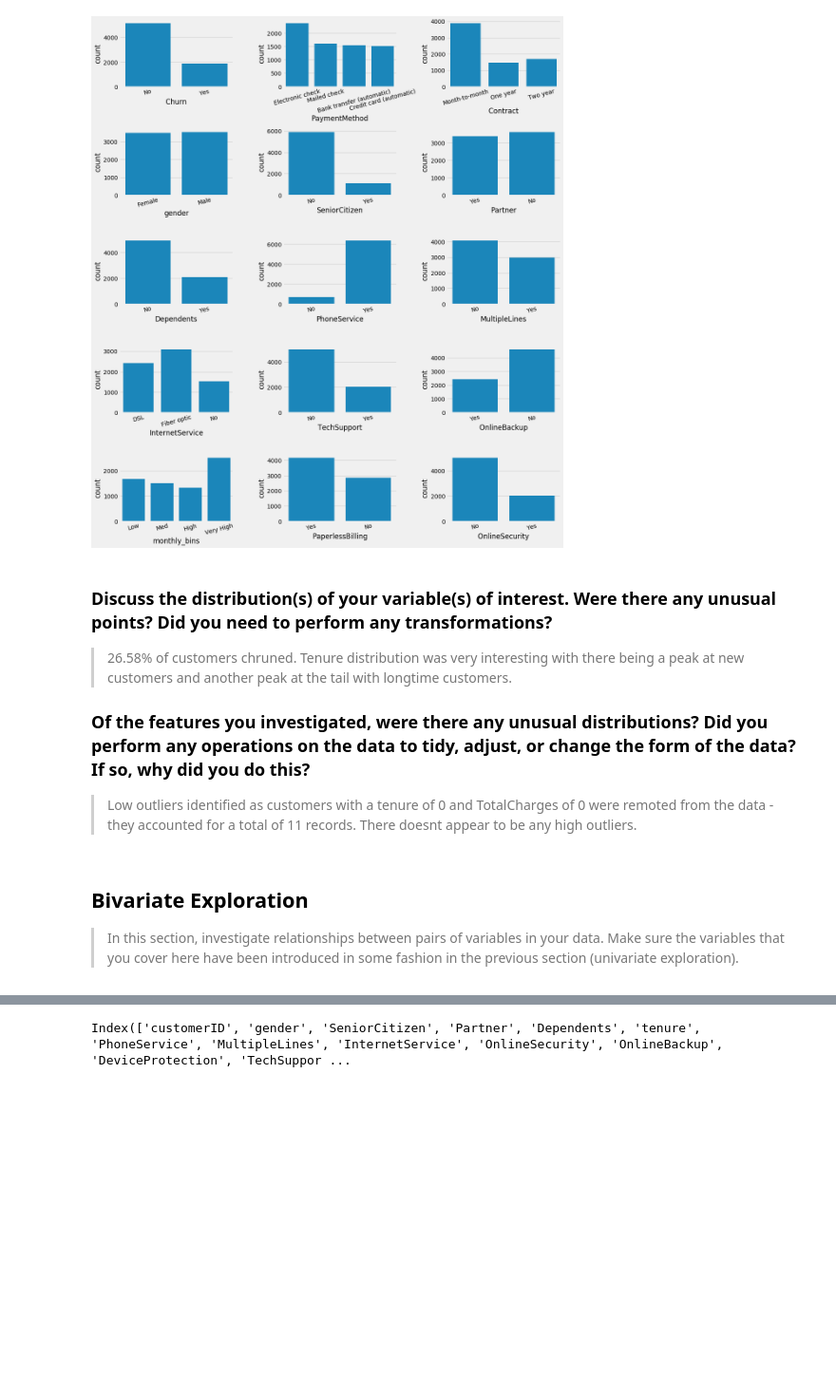
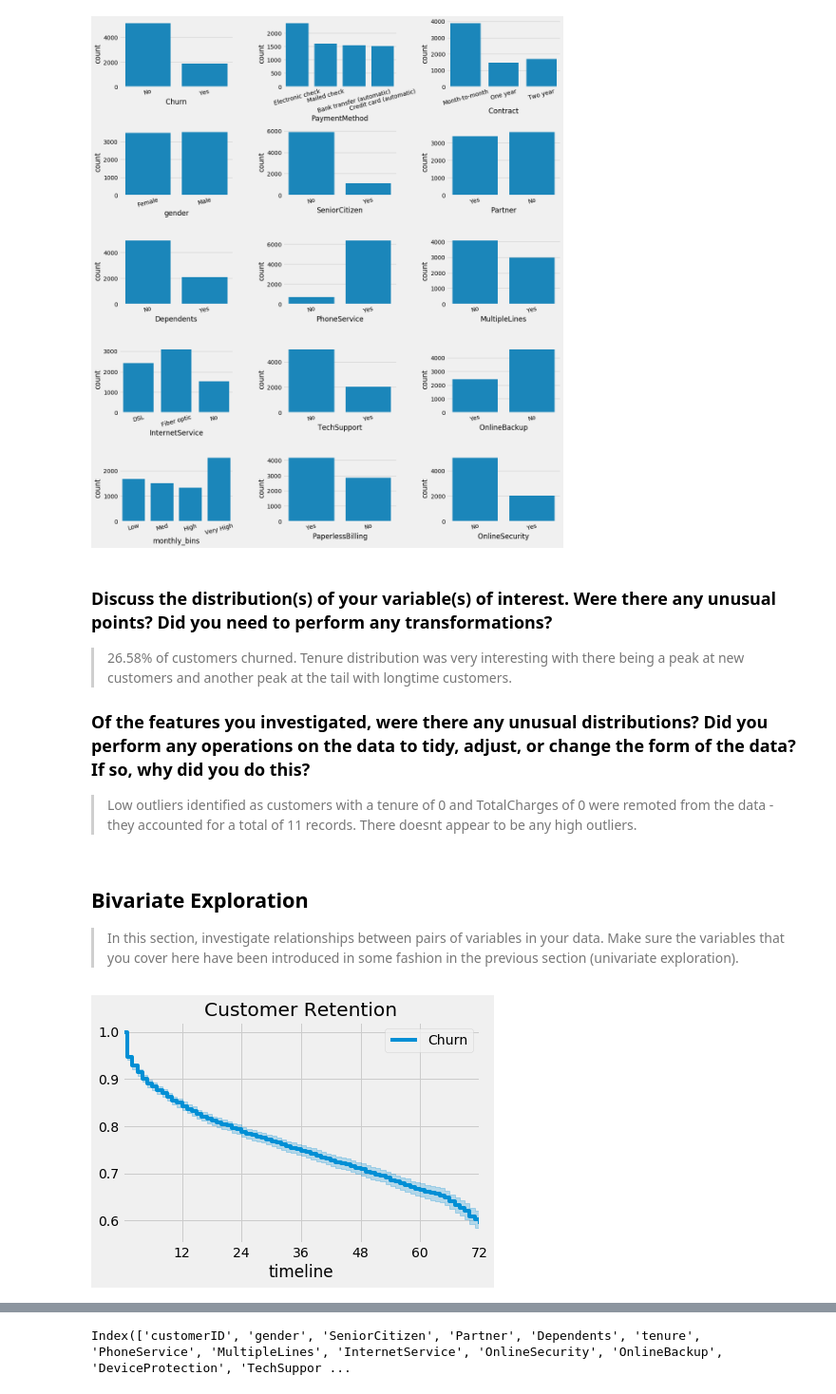
Before and after one commit to ashannon828/communicating_data_findings, a Jupyter notebook: exploration_template.ipynb, the cells around one changed output, grey strips where cells are left out. Shown at 95% size. Cells and saved outputs as stored; diff of their text form; code cells hidden in the pictures; blank space fills up the shorter version.

Commit message:
adding KaplanMeierFitter survival analysis

```diff
--- a/exploration_template.ipynb
+++ b/exploration_template.ipynb
@@ -289,7 +294,7 @@ plt.tight_layout();
 # %% [markdown]
 ### Discuss the distribution(s) of your variable(s) of interest. Were there any unusual points? Did you need to perform any transformations?
 
-> 26.58% of customers chruned.  Tenure distribution was very interesting with there being a peak at new customers and another peak at the tail with longtime customers.
+> 26.58% of customers churned.  Tenure distribution was very interesting with there being a peak at new customers and another peak at the tail with longtime customers.
 
 ### Of the features you investigated, were there any unusual distributions? Did you perform any operations on the data to tidy, adjust, or change the form of the data? If so, why did you do this?
 
@@ -300,3 +305,24 @@ plt.tight_layout();
 > In this section, investigate relationships between pairs of variables in your
 data. Make sure the variables that you cover here have been introduced in some
 fashion in the previous section (univariate exploration).
+# %%
+df['encoded_churn'] = df['Churn'].replace({'Yes':1, 'No':0})
+
+from lifelines import KaplanMeierFitter
+
+t = df.tenure
+e = df.encoded_churn
+
+## create a kmf object
+kmf = KaplanMeierFitter()
+
+## Fit the data into the model
+kmf.fit(durations, event_observed,label='Churn')
+
+## Create an estimate
+kmf.plot()
+plt.title('Customer Retention')
+
+plt.xticks(ticks=[12, 24, 36, 48, 60, 72]);
+# %% [output]
+[figure, added]
```
Also changed, not shown: parts of 8 cells of this notebook.
